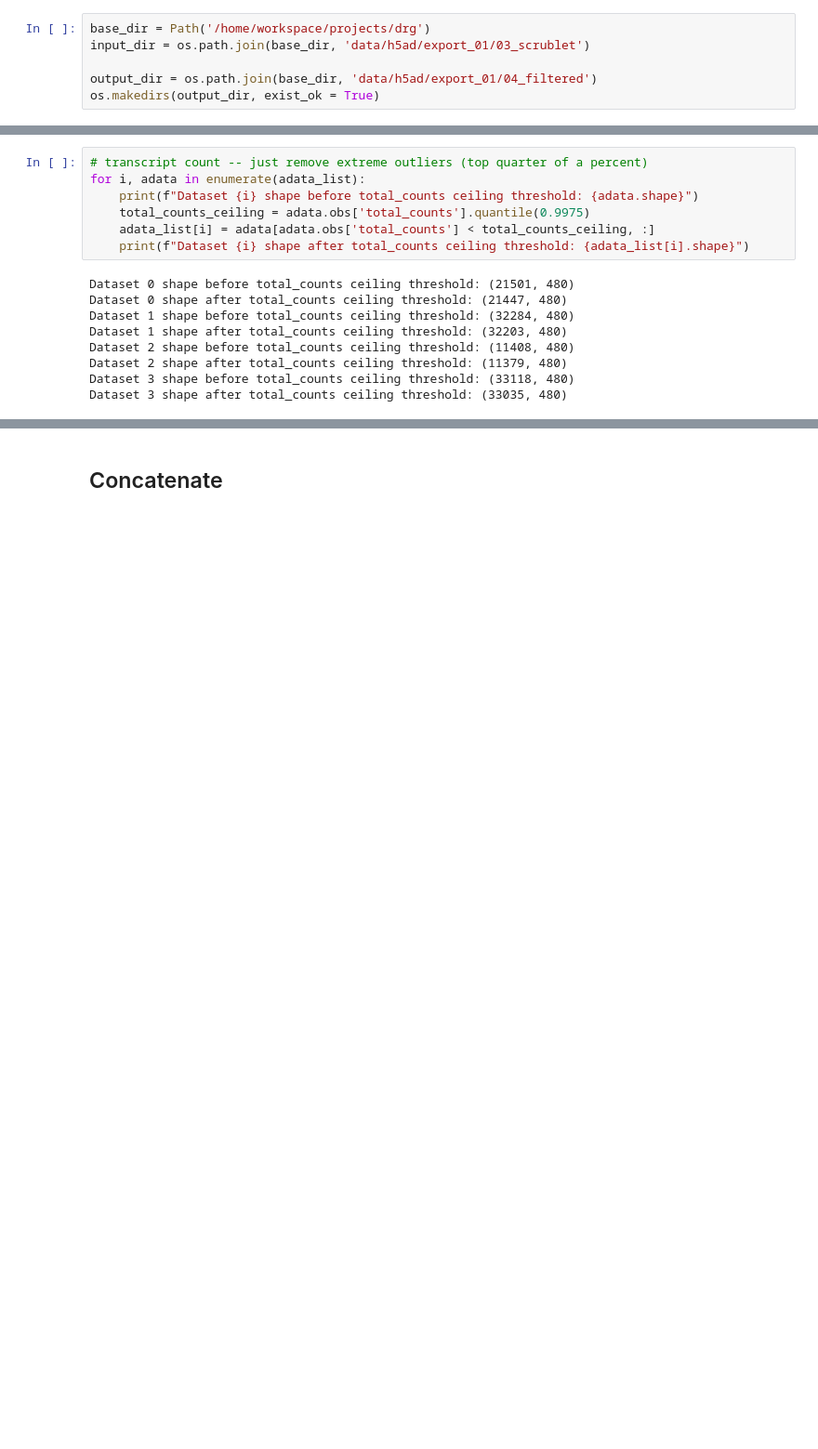
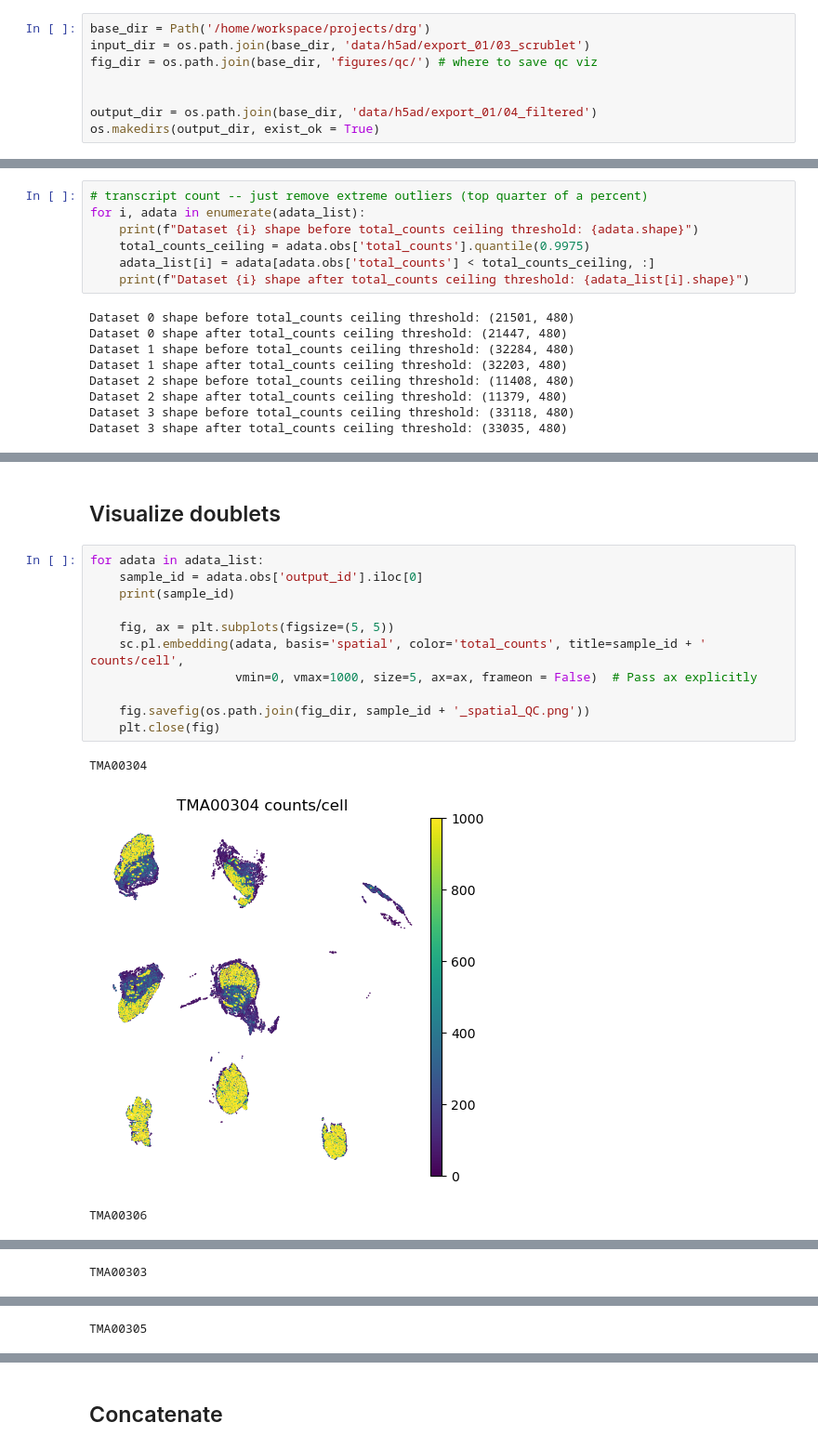
Before and after one commit to aifimmunology/spatial_drg_colon_bladder, a Jupyter notebook: 01_pp/06_pp-filter-02.ipynb, the cells around one changed output, grey strips where cells are left out. Shown at 93% size. Cells and saved outputs as stored; diff of their text form; blank space fills up the shorter version.

```diff
--- a/01_pp/06_pp-filter-02.ipynb
+++ b/01_pp/06_pp-filter-02.ipynb
@@ -26,6 +28,8 @@ warnings.filterwarnings("ignore", category=FutureWarning)
 # %%
 base_dir = Path('/home/workspace/projects/drg')
 input_dir = os.path.join(base_dir, 'data/h5ad/export_01/03_scrublet')
+fig_dir = os.path.join(base_dir, 'figures/qc/') # where to save qc viz
+
 
 output_dir = os.path.join(base_dir, 'data/h5ad/export_01/04_filtered')
 os.makedirs(output_dir, exist_ok = True)
@@ -137,0 +133,17 @@ plt.show()
+# %% [markdown]
+## Visualize doublets
+# %%
+for adata in adata_list:
+    sample_id = adata.obs['output_id'].iloc[0]
+    print(sample_id)
+
+    fig, ax = plt.subplots(figsize=(5, 5))
+    sc.pl.embedding(adata, basis='spatial', color='total_counts', title=sample_id + ' counts/cell',
+                    vmin=0, vmax=1000, size=5, ax=ax, frameon = False)  # Pass ax explicitly
+
+    fig.savefig(os.path.join(fig_dir, sample_id + '_spatial_QC.png'))
+    plt.close(fig)
+# %% [output]
+TMA00304
+[figure, added]
+TMA00306
@@ -137,0 +151 @@ plt.show()
+TMA00303
@@ -137,0 +153 @@ plt.show()
+TMA00305
```
Also changed, not shown: parts of 12 cells of this notebook, 1 other file.
